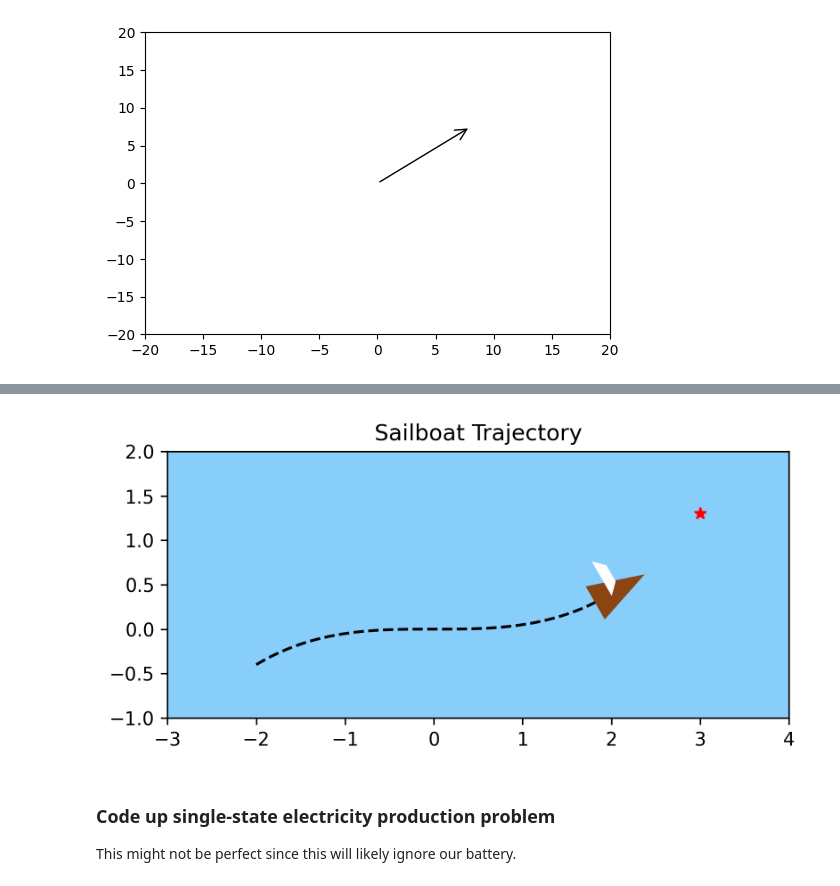
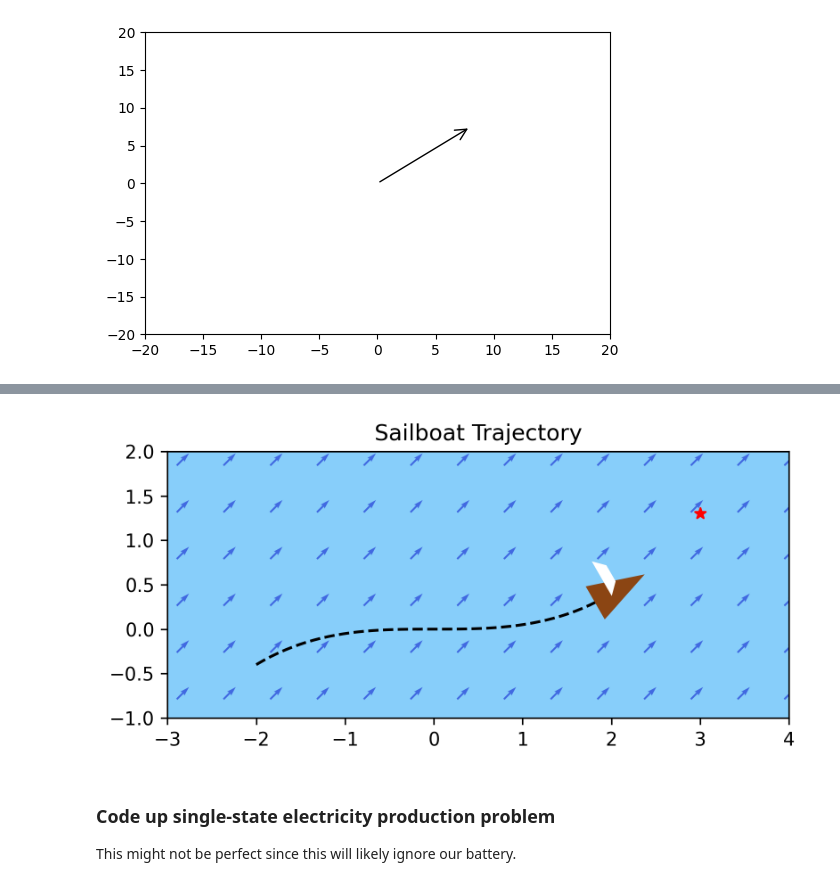
Before and after one commit to abraham-harris/optimized-sailing, a Jupyter notebook: abe_sandbox.ipynb, the cells around one changed output, grey strips where cells are left out. Saved outputs shown, nothing was run; the diff lists cells and outputs as text; code cells hidden in the pictures.

Commit message:
Added wind vector field to plot

```diff
--- a/abe_sandbox.ipynb
+++ b/abe_sandbox.ipynb
@@ -82,34 +82,40 @@ def create_boat(center=(0, 0), size=1.0, phi=0, theta=0):
 
     # Rotate and translate
     rotated_boat = rotation_matrix(phi) @ triangle.T
     translated_boat = rotated_boat.T + np.array(center)
     rotated_sail = rotation_matrix(phi + theta) @ sail.T
     translated_sail = rotated_sail.T + np.array(center)
 
     return translated_boat, translated_sail
 
 # Plot
 plt.title("Sailboat Trajectory")
 ax = plt.gca()
 ax.set_facecolor("lightskyblue") # background color
 ax.plot(x, y, "k--", zorder=1) # plot trajectory
 
 # Plot boat
 triangle_coords, sail_coords = create_boat(center=(x[-1], y[-1]), size=0.2, phi=np.pi/6, theta=-np.pi/2)
 triangle_patch = patches.Polygon(triangle_coords, closed=True, color="saddlebrown", zorder=2)
 sail_patch = patches.Polygon(sail_coords, closed=True, color="white", zorder=3)
 ax.add_patch(triangle_patch)
 ax.add_patch(sail_patch)
 
 # Plot target
 ax.scatter(3, 1.3, marker="*", c="r")
 
+# Plot wind vector field
+x, y = np.meshgrid(np.linspace(-5, 5, 20), np.linspace(-5, 5, 20))
+u = 0.25 * np.ones_like(x) # x component of wind
+v = 0.25 * np.ones_like(y) # y component of wind
+plt.quiver(x, y, u, v, color="royalblue", zorder=1)
+
 ax.set_xlim(-3, 4)
 ax.set_ylim(-1, 2)
 plt.gca().set_aspect('equal')
 plt.show()
 # %% [output]
-[figure, old version]
+[figure, new version]
 # %% [markdown]
 ### Code up single-state electricity production problem
 
```
